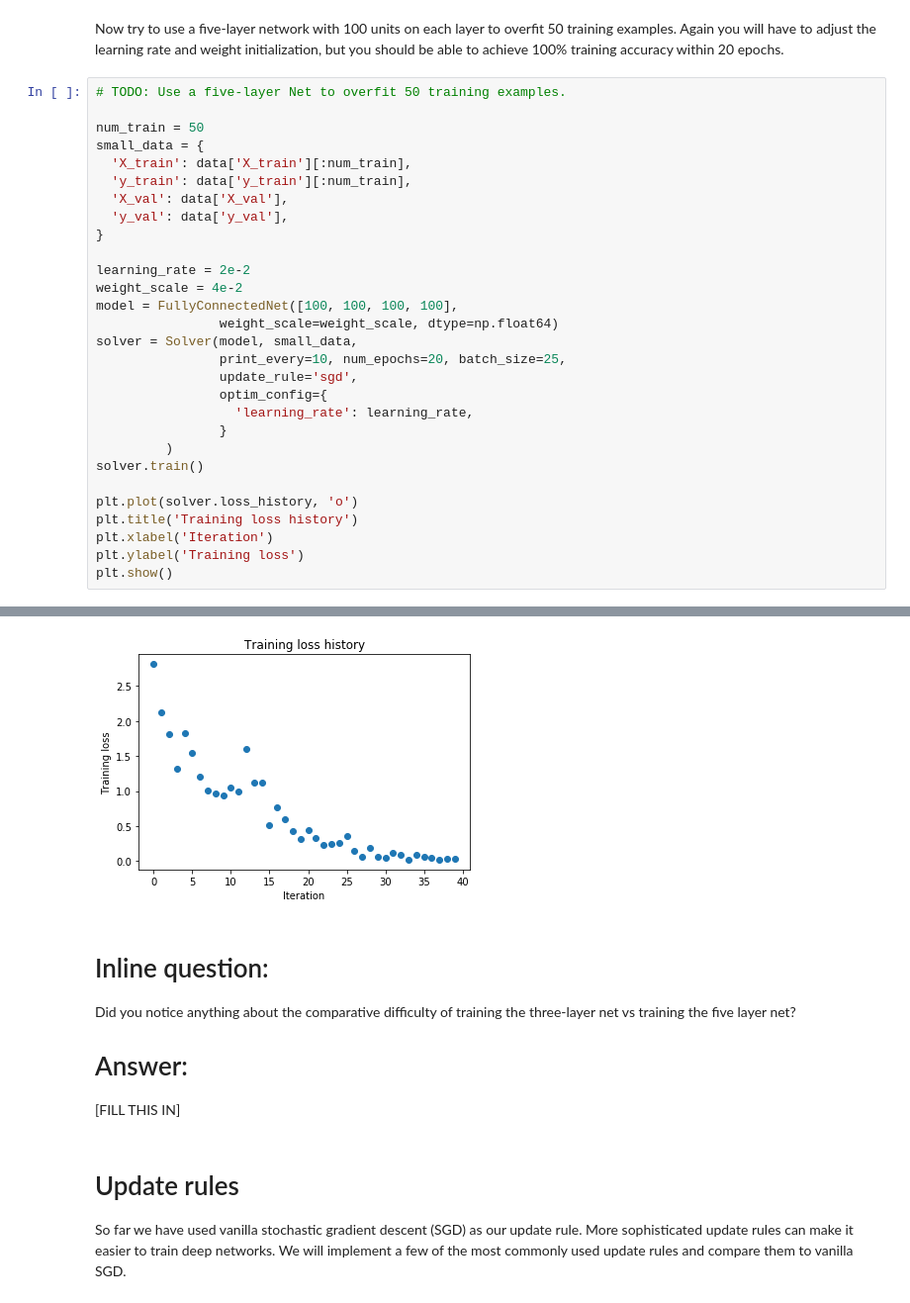
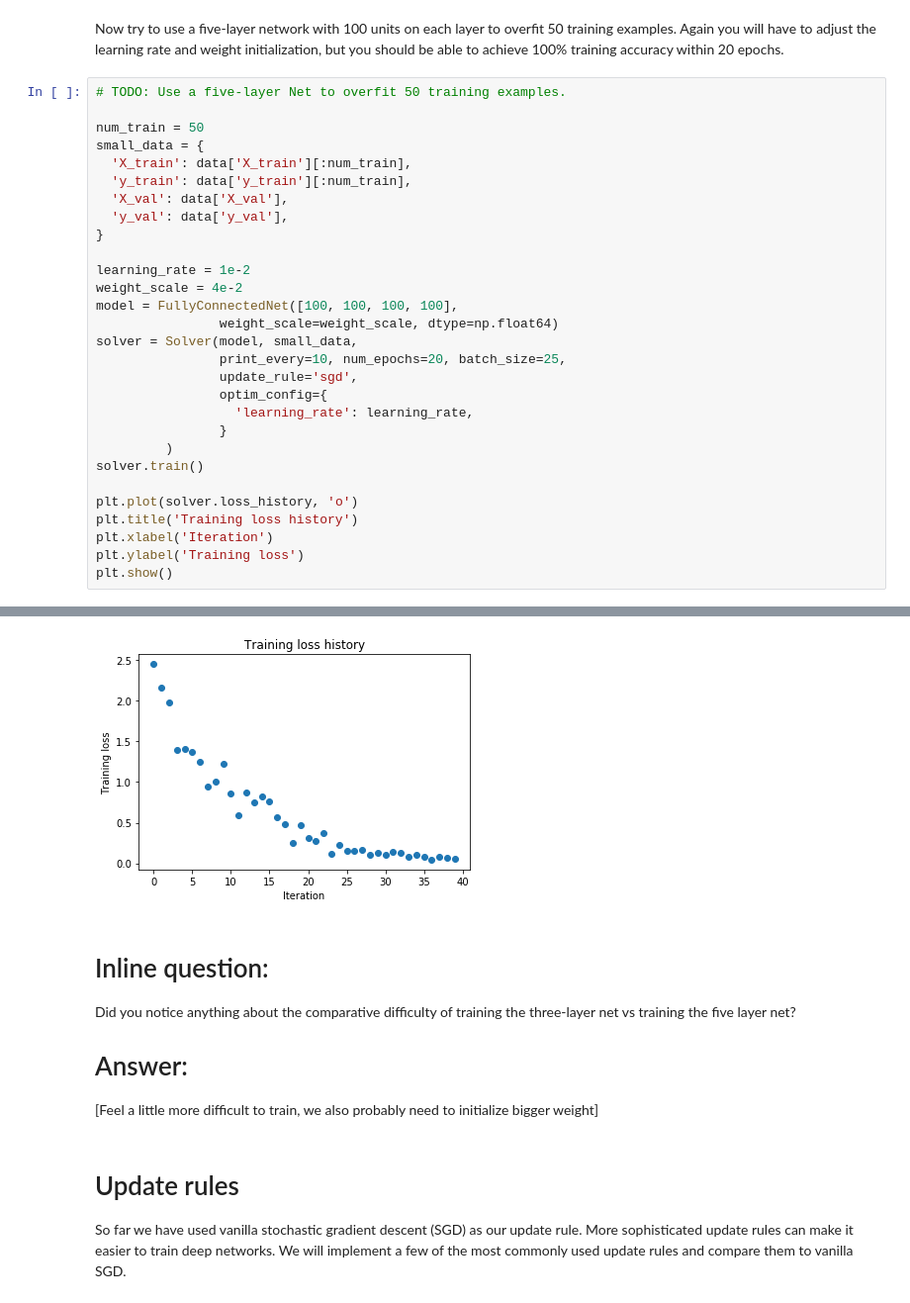
Before and after one commit to windhaunting/Convolutional-Neural-Networks, a Jupyter notebook: FullyConnectedNets.ipynb, the cells around one changed output, grey strips where cells are left out. Shown at 99% size. Saved outputs shown, nothing was run; the diff lists cells and outputs as text.

```diff
--- a/FullyConnectedNets.ipynb
+++ b/FullyConnectedNets.ipynb
@@ -492,7 +492,7 @@ small_data = {
   'y_val': data['y_val'],
 }
 
-learning_rate = 2e-2
+learning_rate = 1e-2
 weight_scale = 4e-2
 model = FullyConnectedNet([100, 100, 100, 100],
                 weight_scale=weight_scale, dtype=np.float64)
@@ -531,10 +531,10 @@ plt.show()
-[figure, old version]
+[figure, new version]
 # %% [markdown]
 # Inline question:
 Did you notice anything about the comparative difficulty of training the three-layer net vs training the five layer net?
 
 # Answer:
-[FILL THIS IN]
+[Feel a little more difficult to train, we also probably need to initialize bigger weight]
 # %% [markdown]
 # Update rules
 So far we have used vanilla stochastic gradient descent (SGD) as our update rule. More sophisticated update rules can make it easier to train deep networks. We will implement a few of the most commonly used update rules and compare them to vanilla SGD.
```
Also changed, not shown: parts of 8 cells of this notebook, 1 other file.
